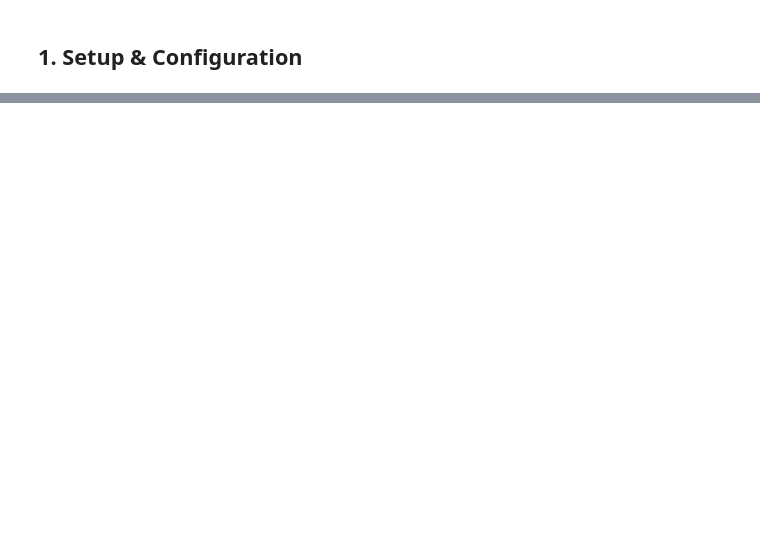
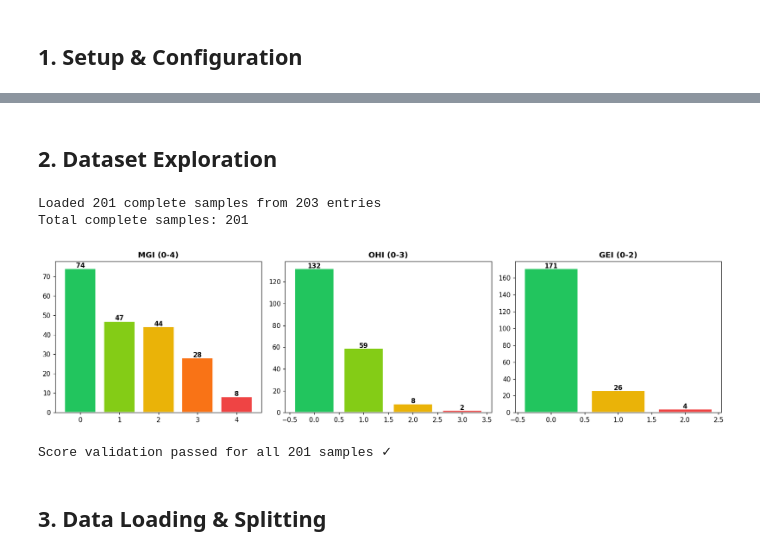
Before and after one commit to mugdh04/Dental_Score_analysis, a Jupyter notebook: ml/Train_Model.ipynb, the cells around one changed output, grey strips where cells are left out. Drawn from its saved outputs; the diff is of its cells as text; code cells hidden in the pictures; blank space fills up the shorter version.

```diff
--- a/ml/Train_Model.ipynb
+++ b/ml/Train_Model.ipynb
@@ -103,20 +20,0 @@ def get_train_transforms(img_size):
-# %%
-full_dataset = DentalDataset(CONFIG['data_dir'])
-print(f"Total complete samples: {len(full_dataset)}")
-
-mgi_dist = np.bincount([s['mgi'] for s in full_dataset.samples], minlength=5)
-ohi_dist = np.bincount([s['ohi'] for s in full_dataset.samples], minlength=4)
-gei_dist = np.bincount([s['gei'] for s in full_dataset.samples], minlength=3)
-
-fig, axes = plt.subplots(1, 3, figsize=(15, 4))
-colors_mgi = ['#22c55e', '#84cc16', '#eab308', '#f97316', '#ef4444']
-colors_ohi = ['#22c55e', '#84cc16', '#eab308', '#ef4444']
-colors_gei = ['#22c55e', '#eab308', '#ef4444']
-axes[0].bar(range(5), mgi_dist, color=colors_mgi, edgecolor='white', linewidth=1.4)
-axes[1].bar(range(4), ohi_dist, color=colors_ohi, edgecolor='white', linewidth=1.4)
-axes[2].bar(range(3), gei_dist, color=colors_gei, edgecolor='white', linewidth=1.4)
-axes[0].set_title('MGI Distribution'); axes[1].set_title('OHI Distribution'); axes[2].set_title('GEI Distribution')
-for ax, dist in zip(axes, [mgi_dist, ohi_dist, gei_dist]):
-    for i, v in enumerate(dist):
-        ax.text(i, v + 0.5, str(v), ha='center', fontweight='bold')
-plt.tight_layout(); plt.show()
@@ -331,0 +137,38 @@ for epoch in epoch_pbar:
+# %% [markdown]
+## 2. Dataset Exploration
+# %%
+full_dataset = DentalDataset(CONFIG['data_dir'])
+print(f'Total complete samples: {len(full_dataset)}')
+assert len(full_dataset) > 0, 'No samples found — check data_dir and CSV format'
+
+# Validate score ranges
+for s in full_dataset.samples:
+    assert 0 <= s['mgi'] <= 4, f'Invalid MGI={s["mgi"]} for patient {s["sl_no"]}'
+    assert 0 <= s['ohi'] <= 3, f'Invalid OHI={s["ohi"]} for patient {s["sl_no"]}'
+    assert 0 <= s['gei'] <= 2, f'Invalid GEI={s["gei"]} for patient {s["sl_no"]}'
+
+mgi_dist = np.bincount([s['mgi'] for s in full_dataset.samples], minlength=5)
+ohi_dist = np.bincount([s['ohi'] for s in full_dataset.samples], minlength=4)
+gei_dist = np.bincount([s['gei'] for s in full_dataset.samples], minlength=3)
+
+fig, axes = plt.subplots(1, 3, figsize=(15, 4))
+for ax, dist, colors, title in [
+    (axes[0], mgi_dist, ['#22c55e','#84cc16','#eab308','#f97316','#ef4444'], 'MGI (0-4)'),
+    (axes[1], ohi_dist, ['#22c55e','#84cc16','#eab308','#ef4444'], 'OHI (0-3)'),
+    (axes[2], gei_dist, ['#22c55e','#eab308','#ef4444'], 'GEI (0-2)'),
+]:
+    ax.bar(range(len(dist)), dist, color=colors, edgecolor='white', lw=1.4)
+    ax.set_title(title, fontweight='bold')
+    for i, v in enumerate(dist):
+        ax.text(i, v + 0.5, str(v), ha='center', fontweight='bold')
+plt.tight_layout()
+plt.savefig(os.path.join(CONFIG['output_dir'], 'class_distribution.png'), bbox_inches='tight')
+plt.show()
+print(f'Score validation passed for all {len(full_dataset)} samples ✓')
+# %% [output]
+Loaded 201 complete samples from 203 entries
+Total complete samples: 201
+[figure, added]
+Score validation passed for all 201 samples ✓
+# %% [markdown]
+## 3. Data Loading & Splitting
```
Also changed, not shown: parts of 37 cells of this notebook, 10 other files.
